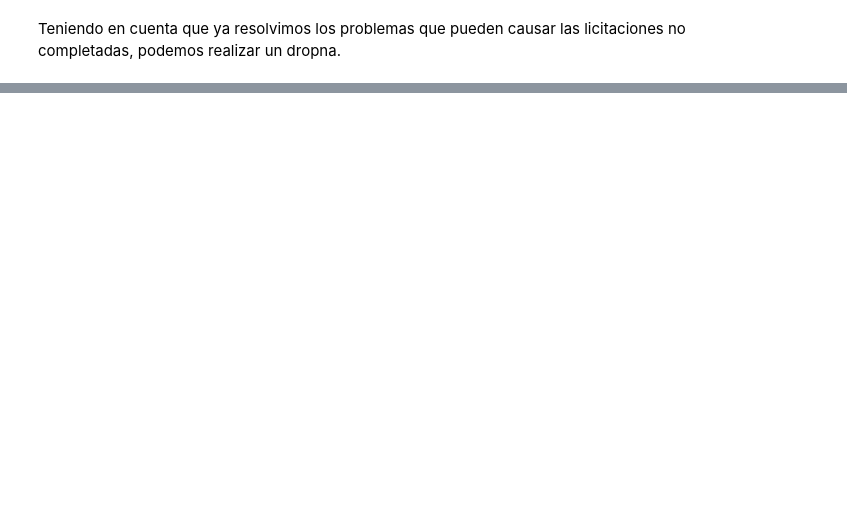
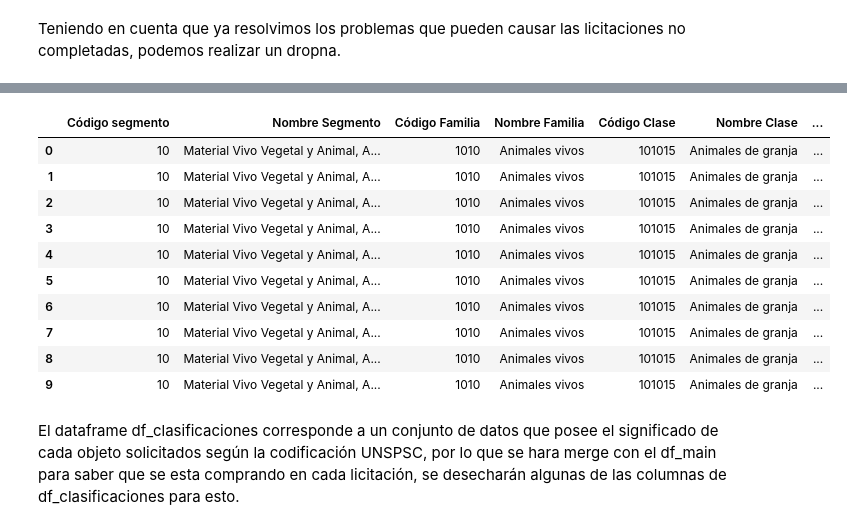
Before and after one commit to Camila-Rojas-05/Proyecto-IMT-2200-1-Grupo-14, a Jupyter notebook: Datos y trabajo con muestras/Revision_limpieza_2018.ipynb, the cells around one changed output, grey strips where cells are left out. Drawn from its saved outputs; the diff is of its cells as text; code cells hidden in the pictures; blank space fills up the shorter version.

```diff
--- a/Datos y trabajo con muestras/Revision_limpieza_2018.ipynb
+++ b/Datos y trabajo con muestras/Revision_limpieza_2018.ipynb
@@ -531,0 +694,17 @@ df_filtrado.loc[df_filtrado["_link_main"].isna().index]
+# %%
+df_clasificaciones = pd.read_excel("unspcs-clasificador-de-bienes-y-servicios-de-naciones-unidas-en-espanol.xlsx", skiprows=5)
+df_clasificaciones.head(10)
+# %% [output]
+|  | Código segmento | Nombre Segmento | Código Familia | Nombre Familia | Código Clase | Nombre Clase | ... |
+| 0 | 10 | Material Vivo Vegetal y Animal, A... | 1010 | Animales vivos | 101015 | Animales de granja | ... |
+| 1 | 10 | Material Vivo Vegetal y Animal, A... | 1010 | Animales vivos | 101015 | Animales de granja | ... |
+| 2 | 10 | Material Vivo Vegetal y Animal, A... | 1010 | Animales vivos | 101015 | Animales de granja | ... |
+| 3 | 10 | Material Vivo Vegetal y Animal, A... | 1010 | Animales vivos | 101015 | Animales de granja | ... |
+| 4 | 10 | Material Vivo Vegetal y Animal, A... | 1010 | Animales vivos | 101015 | Animales de granja | ... |
+| 5 | 10 | Material Vivo Vegetal y Animal, A... | 1010 | Animales vivos | 101015 | Animales de granja | ... |
+| 6 | 10 | Material Vivo Vegetal y Animal, A... | 1010 | Animales vivos | 101015 | Animales de granja | ... |
+| 7 | 10 | Material Vivo Vegetal y Animal, A... | 1010 | Animales vivos | 101015 | Animales de granja | ... |
+| 8 | 10 | Material Vivo Vegetal y Animal, A... | 1010 | Animales vivos | 101015 | Animales de granja | ... |
+| 9 | 10 | Material Vivo Vegetal y Animal, A... | 1010 | Animales vivos | 101015 | Animales de granja | ... |
+# %% [markdown]
+El dataframe df_clasificaciones corresponde a un conjunto de datos que posee el significado de cada objeto solicitados según la codificación UNSPSC, por lo que se hara merge con el df_main para saber que se esta comprando en cada licitación, se desecharán algunas de las columnas de df_clasificaciones para esto.
```
Also changed, not shown: parts of 30 cells of this notebook.
